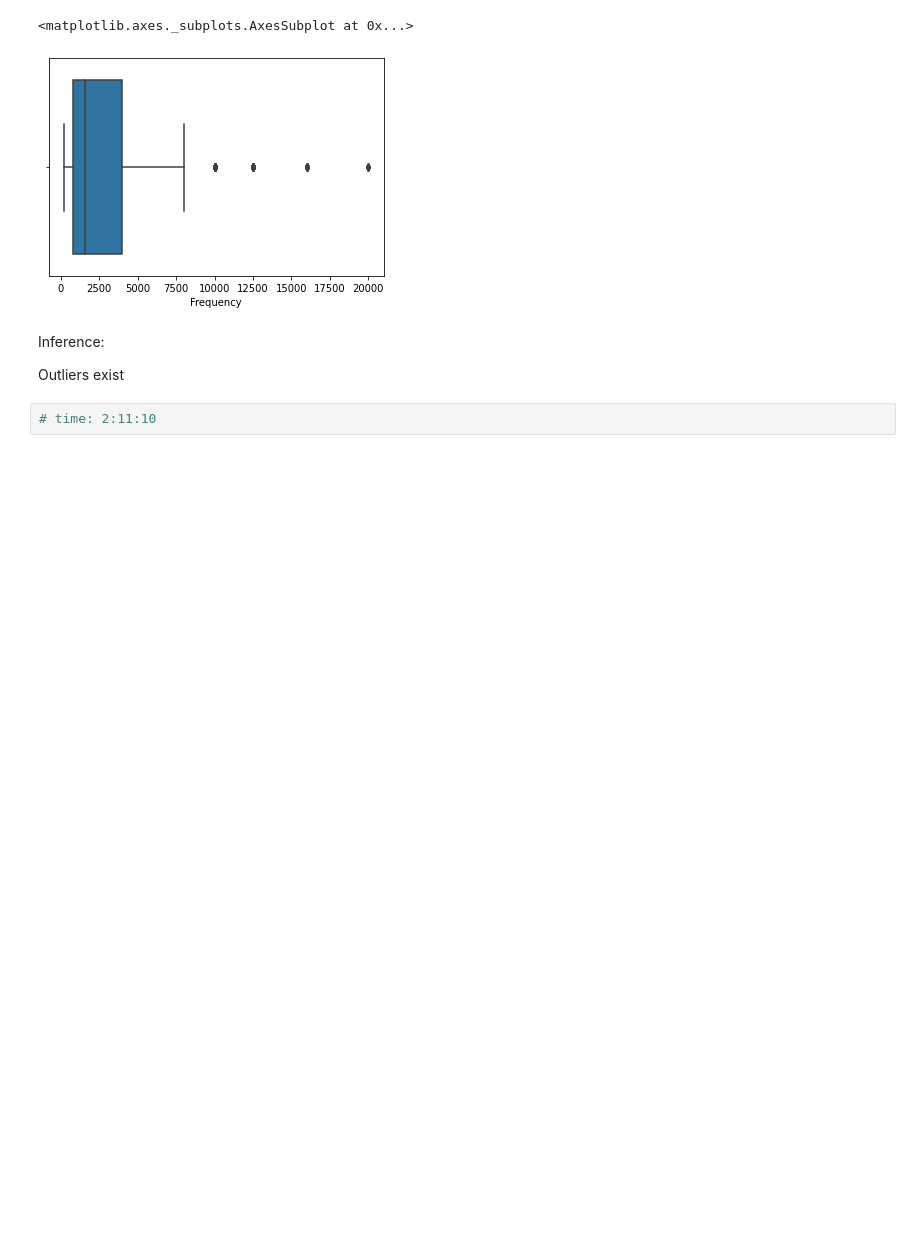
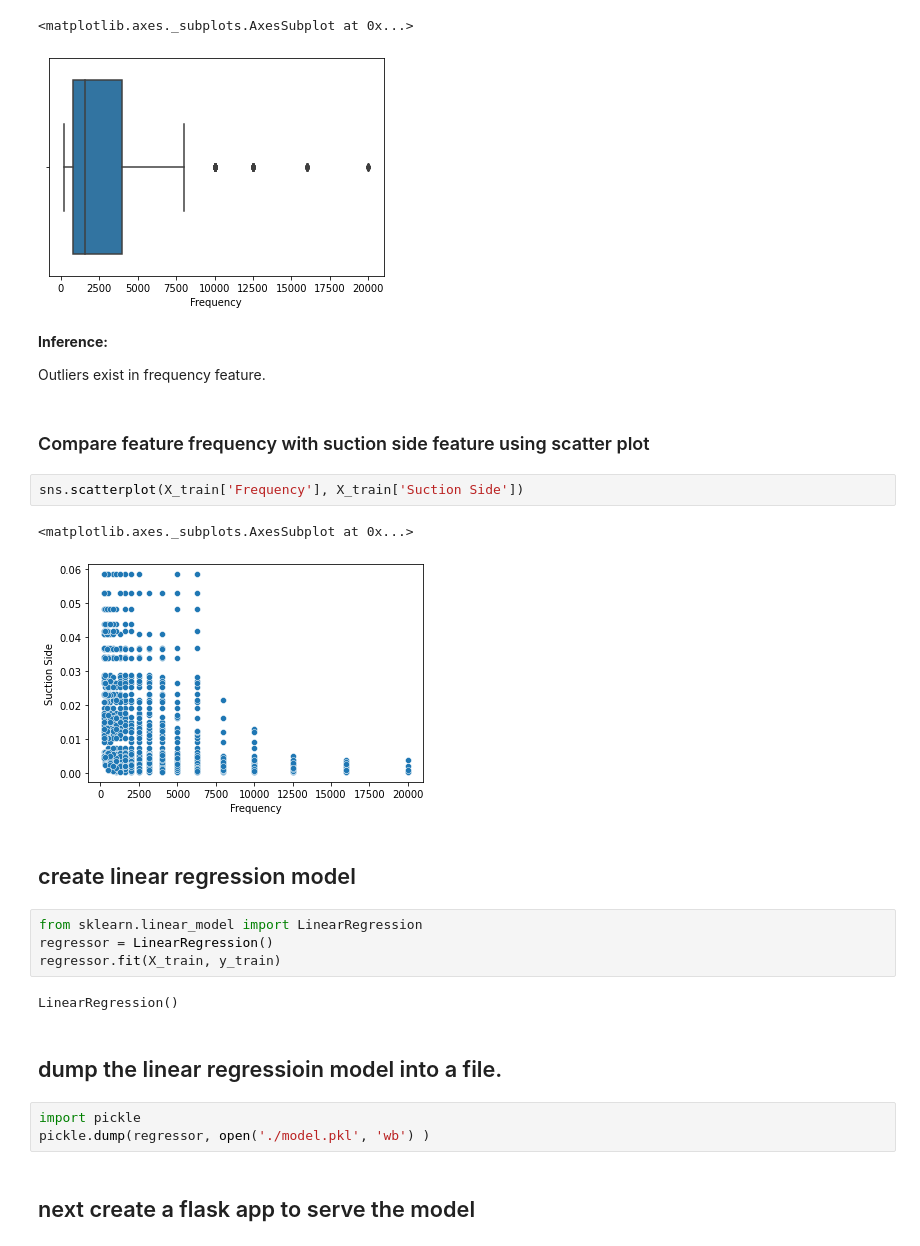
Before and after one commit to jisshub/FULL-STACK-DATA-SCIENCE-INEURON-, a Jupyter notebook: Machine-Learning/Random-Forest-SVM/ROC_&_AUC_CURVE_IMPLEMENTATION.ipynb, the cells around one changed output. Saved outputs shown, nothing was run; the diff lists cells and outputs as text; blank space fills up the shorter version.

```diff
--- a/Machine-Learning/Random-Forest-SVM/ROC_&_AUC_CURVE_IMPLEMENTATION.ipynb
+++ b/Machine-Learning/Random-Forest-SVM/ROC_&_AUC_CURVE_IMPLEMENTATION.ipynb
@@ -155,9 +150,29 @@ sns.boxplot(X_train['Frequency'])
 # %% [output]
 <matplotlib.axes._subplots.AxesSubplot at 0x...>
 [figure]
-# %% [markdown]
-Inference:
-
-Outliers exist
-# %%
-# time: 2:11:10
+# %% [markdown]
+**Inference:**
+
+Outliers exist in frequency feature.
+# %% [markdown]
+### Compare feature frequency with suction side feature using scatter plot
+# %%
+sns.scatterplot(X_train['Frequency'], X_train['Suction Side'])
+# %% [output]
+<matplotlib.axes._subplots.AxesSubplot at 0x...>
+[figure, added]
+# %% [markdown]
+## create linear regression model
+# %%
+from sklearn.linear_model import LinearRegression
+regressor = LinearRegression()
+regressor.fit(X_train, y_train)
+# %% [output]
+LinearRegression()
+# %% [markdown]
+## dump the linear regressioin model into a file.
+# %%
+import pickle
+pickle.dump(regressor, open('./model.pkl', 'wb') )
+# %% [markdown]
+## next create a flask app to serve the model
```
Also changed, not shown: parts of 3 cells of this notebook, 3 other files.
